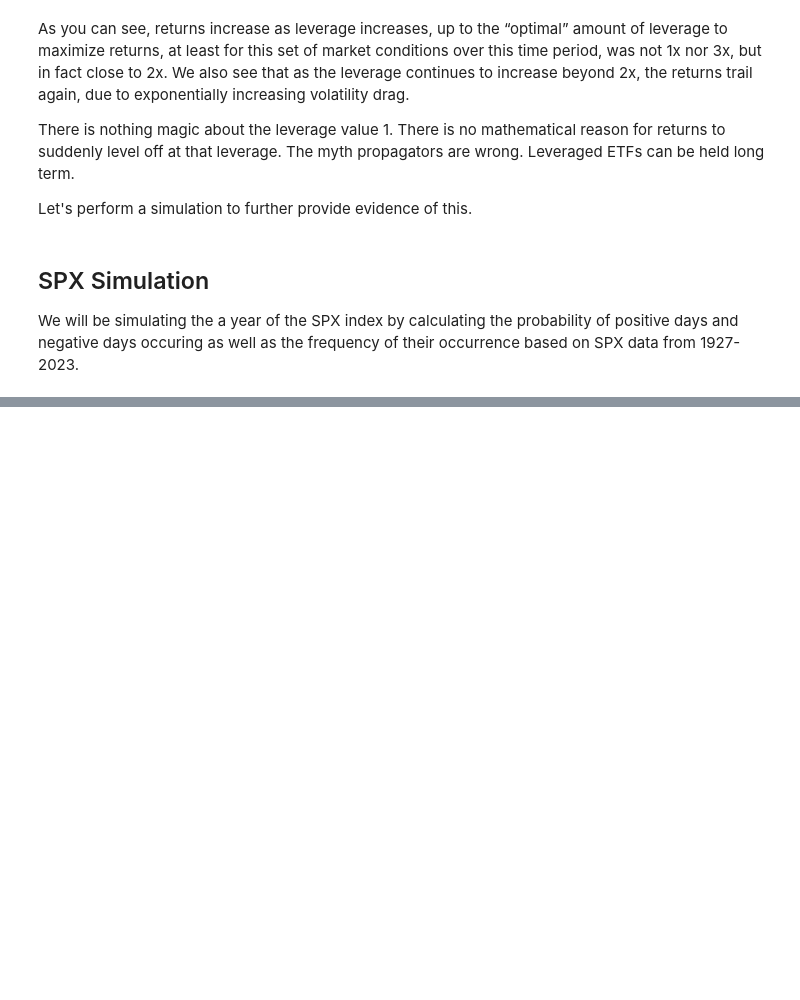
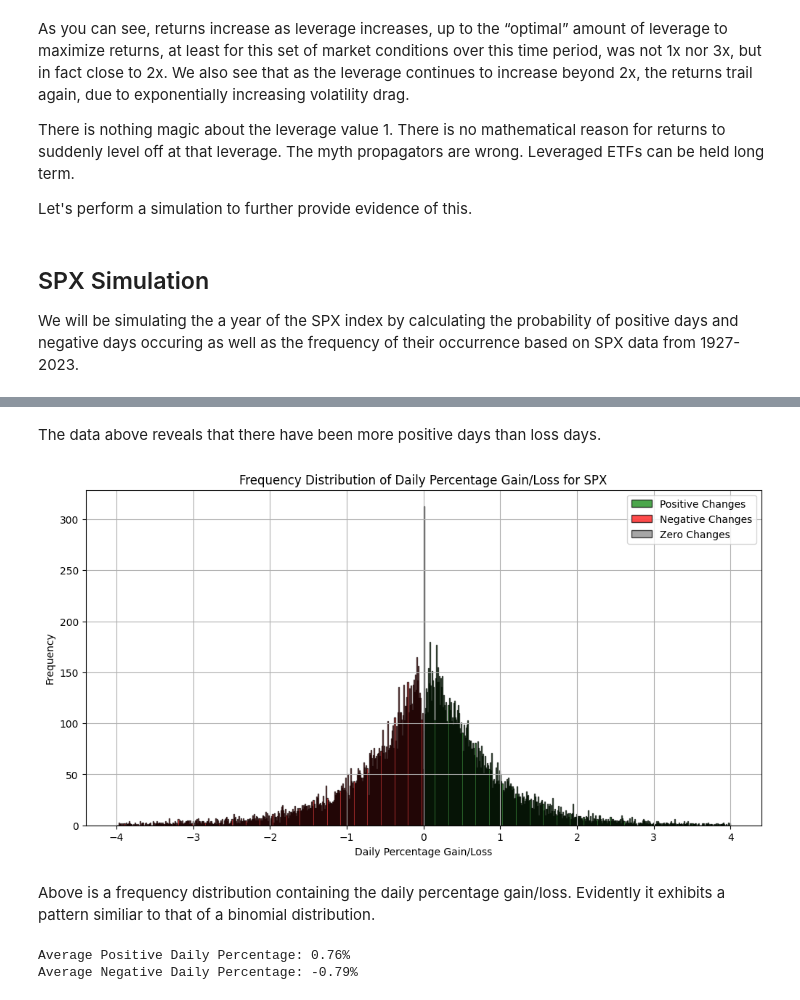
Before and after one commit to MohamadHabbal/Volatility-decay-in-LETFs, a Jupyter notebook: volatility decay research.ipynb, the cells around one changed output, grey strips where cells are left out. Saved outputs shown, nothing was run; the diff lists cells and outputs as text; code cells hidden in the pictures; blank space fills up the shorter version.

```diff
--- a/volatility decay research.ipynb
+++ b/volatility decay research.ipynb
@@ -103,0 +181,54 @@ df = pd.read_csv(file_path)
+# %% [markdown]
+The data above reveals that there have been more positive days than loss days.
+# %%
+# Convert the 'Date' column to a datetime format if it's not already in datetime format
+df['Date'] = pd.to_datetime(df['Date'])
+
+# Calculate the daily percentage gain or loss
+df['Daily_Pct_Change'] = df['Close'].pct_change() * 100
+
+# Create a plot for the frequency distribution of daily percentage gain or loss
+plt.figure(figsize=(12, 6))
+
+# Define bin edges
+bin_edges = [-4 + i * 0.01 for i in range(801)]  # 0.01 percentage point intervals from -2% to 2%
+
+# Filter data for positive, negative, and zero changes
+positive_changes = df[df['Daily_Pct_Change'] > 0]['Daily_Pct_Change']
+negative_changes = df[df['Daily_Pct_Change'] < 0]['Daily_Pct_Change']
+zero_changes = df[df['Daily_Pct_Change'] == 0]['Daily_Pct_Change']
+
+# Create histograms for each category with respective colors
+plt.hist(positive_changes, bins=bin_edges, edgecolor='k', color='green', alpha=0.7, label='Positive Changes')
+plt.hist(negative_changes, bins=bin_edges, edgecolor='k', color='red', alpha=0.7, label='Negative Changes')
+plt.hist(zero_changes, bins=bin_edges, edgecolor='k', color='gray', alpha=0.7, label='Zero Changes')
+
+plt.xlabel('Daily Percentage Gain/Loss')
+plt.ylabel('Frequency')
+plt.title('Frequency Distribution of Daily Percentage Gain/Loss for SPX')
+plt.legend()
+plt.grid(True)
+plt.show()
+# %% [output]
+[figure, added]
+# %% [markdown]
+Above is a frequency distribution containing the daily percentage gain/loss. Evidently it exhibits a pattern similiar to that of a binomial distribution.
+# %%
+# Calculate the daily percentage gain or loss
+df['Daily_Pct_Change'] = df['Close'].pct_change() * 100
+
+# Filter data for positive and negative changes
+positive_changes = df[df['Daily_Pct_Change'] > 0]['Daily_Pct_Change']
+negative_changes = df[df['Daily_Pct_Change'] < 0]['Daily_Pct_Change']
+
+# Calculate the average positive daily percentage
+average_positive_pct = positive_changes.mean()
+
+# Calculate the average negative daily percentage
+average_negative_pct = negative_changes.mean()
+
+print(f'Average Positive Daily Percentage: {average_positive_pct:.2f}%')
+print(f'Average Negative Daily Percentage: {average_negative_pct:.2f}%')
+# %% [output]
+Average Positive Daily Percentage: 0.76%
+Average Negative Daily Percentage: -0.79%
```
Also changed, not shown: parts of 13 cells of this notebook.
